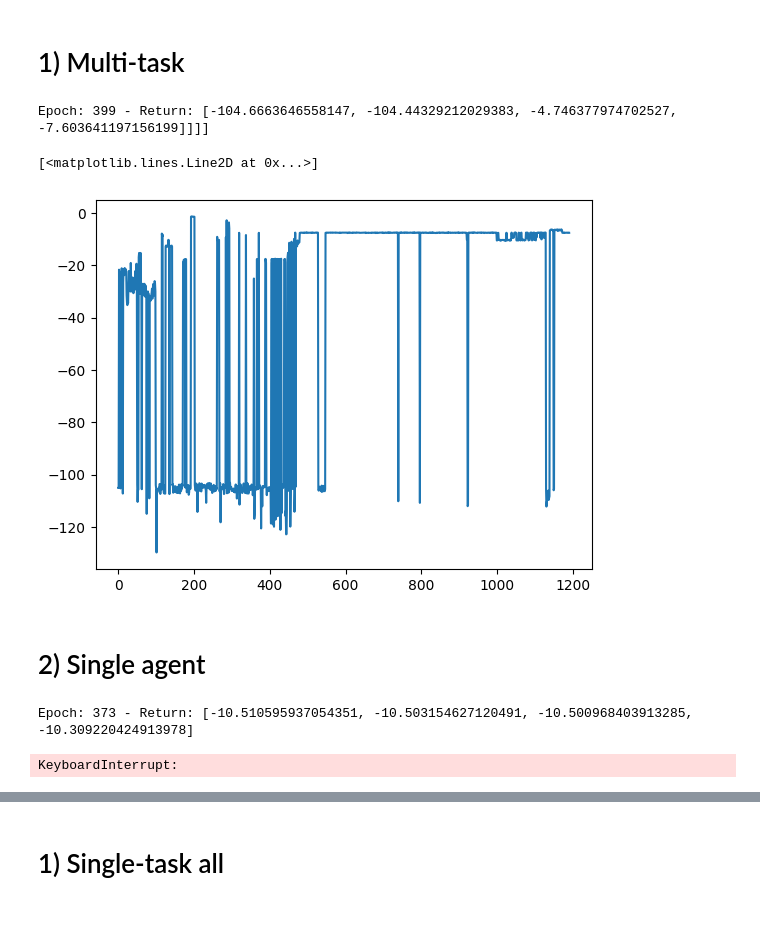
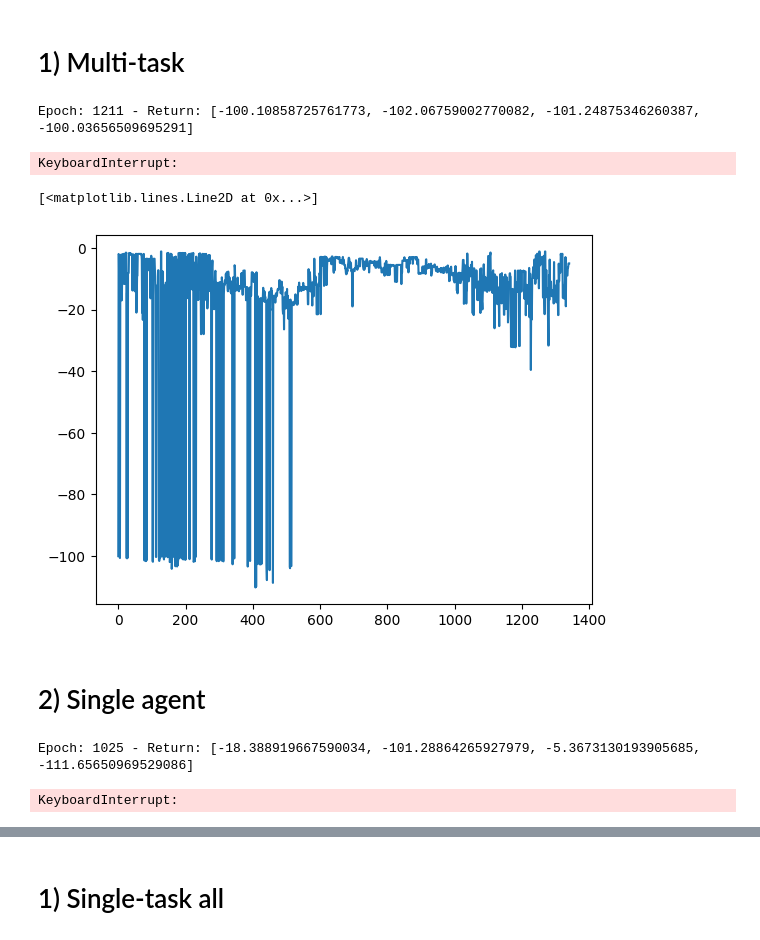
Before and after one commit to sergiorozada12/multi-task-lrrl, a Jupyter notebook: pendexp.ipynb, the cells around one changed output, grey strips where cells are left out. Saved outputs shown, nothing was run; the diff lists cells and outputs as text; code cells hidden in the pictures.

```diff
--- a/pendexp.ipynb
+++ b/pendexp.ipynb
@@ -115,7 +115,7 @@ def run_test_episode(Q, env_idx):
     return G
 # %%
 Gs = []
-Q = PARAFAC(dims=[nS, nS, nA], k=k, scale=0.01)
+Q = PARAFAC(dims=[nS, nS, nA], k=k, scale=0.1)
 opt = torch.optim.Adamax(Q.parameters(), lr=lr)
 ds = 0
 for episode in range(E):
@@ -138,8 +138,8 @@ for episode in range(E):
         s_idx = sp_idx
         eps = max(eps*eps_decay, eps_min)
 
-        if h % 10 == 0:
-            G = run_test_episode(Q, env_id)
-            Gs.append(G)
+        # if h % 10 == 0:
+    G = run_test_episode(Q, env_id)
+    Gs.append(G)
     print(f"\rEpoch: {episode} - Return: {G}", end="")
 # %% [output]
@@ -151,0 +152,20 @@ plt.plot(Gs)
+# %%
+with torch.no_grad():
+    G = 0
+    s, _ = envs[env_id].reset()
+    s_idx = torch.tensor(discretizer.get_state_index(s)).unsqueeze(0)
+    for h in range(H):
+        a_idx = Q(s_idx).argmax().item()
+        a = discretizer.get_action_from_index(a_idx)
+        a_idx = torch.tensor(a_idx).unsqueeze(0)
+        print(a)
+        sp, r, d, _, _ = envs[env_id].step(a)
+        sp_idx = torch.tensor(discretizer.get_state_index(sp)).unsqueeze(0)
+
+        G += r
+
+        if d:
+            break
+
+        s = sp
+        s_idx = sp_idx
@@ -152,13 +190,13 @@ plt.plot(Gs)
 # %% [markdown]
 # 1) Multi-task
 # %%
-E = 400
+E = 2_000
 H = 100
 lr = 0.01
 eps = 0.1
 eps_decay = 1.0
 eps_min = 0.1
-k = 20
+k = 40
 
 def run_test_episode(Q, env_idx):
     with torch.no_grad():
@@ -182,7 +220,7 @@ def run_test_episode(Q, env_idx):
     return G
 # %%
 # SEQUENTIAL SAMPLING
-Q = PARAFAC(dims=[nT, nS, nS, nA], k=k, scale=0.01)
+Q = PARAFAC(dims=[nT, nS, nS, nA], k=k, scale=0.1)
 opt = torch.optim.Adamax(Q.parameters(), lr=lr)
 Gs = [[] for _ in range(nT)]
 for episode in range(E):
@@ -198,6 +236,7 @@ for episode in range(E):
             s_idx_train = torch.tensor(discretizer.get_state_index(s)).unsqueeze(0)
             sp_idx_train = torch.tensor(discretizer.get_state_index(sp)).unsqueeze(0)
             update_model(s_idx_train, sp_idx_train, a_idx, r, Q, opt, tasks=torch.tensor([env_idx]))
+            # Q.normalize_factors()
 
             if d:
                 break
@@ -206,18 +245,18 @@ for episode in range(E):
             s_idx = sp_idx
             eps = max(eps*eps_decay, eps_min)
 
-            if h % 10 == 0:
-                G = run_test_episode(Q, env_idx)
-                Gs[env_idx].append(G)
+        G = run_test_episode(Q, env_idx)
+        Gs[env_idx].append(G)
     print(f"\rEpoch: {episode} - Return: {[Gs[i][-1] for i in range(nT)]}", end="")
 # %% [output]
-Epoch: 399 - Return: [-104.6663646558147, -104.44329212029383, -4.746377974702527, -7.603641197156199]]]]
+Epoch: 1211 - Return: [-100.10858725761773, -102.06759002770082, -101.24875346260387, -100.03656509695291]
+KeyboardInterrupt:
 # %%
-testid = 3
+testid = 0
 plt.plot(Gs[testid])
 # %% [output]
 [<matplotlib.lines.Line2D at 0x...>]
-[figure, old version]
+[figure, new version]
 # %% [markdown]
 # 2) Single agent
 # %%
@@ -251,7 +290,7 @@ def run_test_episode(Q, env_idx):
     return G
 # %%
 # SEQUENTIAL SAMPLING
-Q = PARAFAC(dims=[nS, nS, nA], k=k, scale=0.01)
+Q = PARAFAC(dims=[nS, nS, nA], k=k, scale=0.1)
 opt = torch.optim.Adamax(Q.parameters(), lr=lr)
 Gs = [[] for _ in range(nT)]
 for episode in range(E):
@@ -275,11 +314,11 @@ for episode in range(E):
             s_idx = sp_idx
             eps = max(eps*eps_decay, eps_min)
 
-            G = run_test_episode(Q, env_idx)
-            Gs[env_idx].append(G)
+        G = run_test_episode(Q, env_idx)
+        Gs[env_idx].append(G)
     print(f"\rEpoch: {episode} - Return: {[Gs[i][-1] for i in range(nT)]}", end="")
 # %% [output]
-Epoch: 373 - Return: [-10.510595937054351, -10.503154627120491, -10.500968403913285, -10.309220424913978]
+Epoch: 1025 - Return: [-18.388919667590034, -101.28864265927979, -5.3673130193905685, -111.65650969529086]
 KeyboardInterrupt:
 # %%
 testid = 2
```
Also changed, not shown: parts of 16 cells of this notebook, 4 other files.
